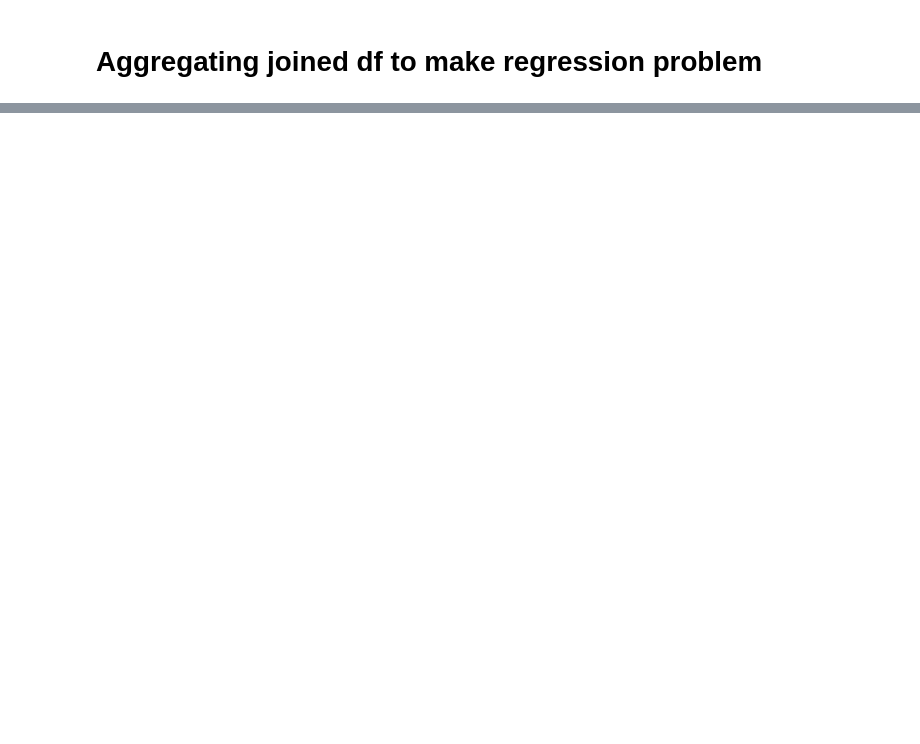
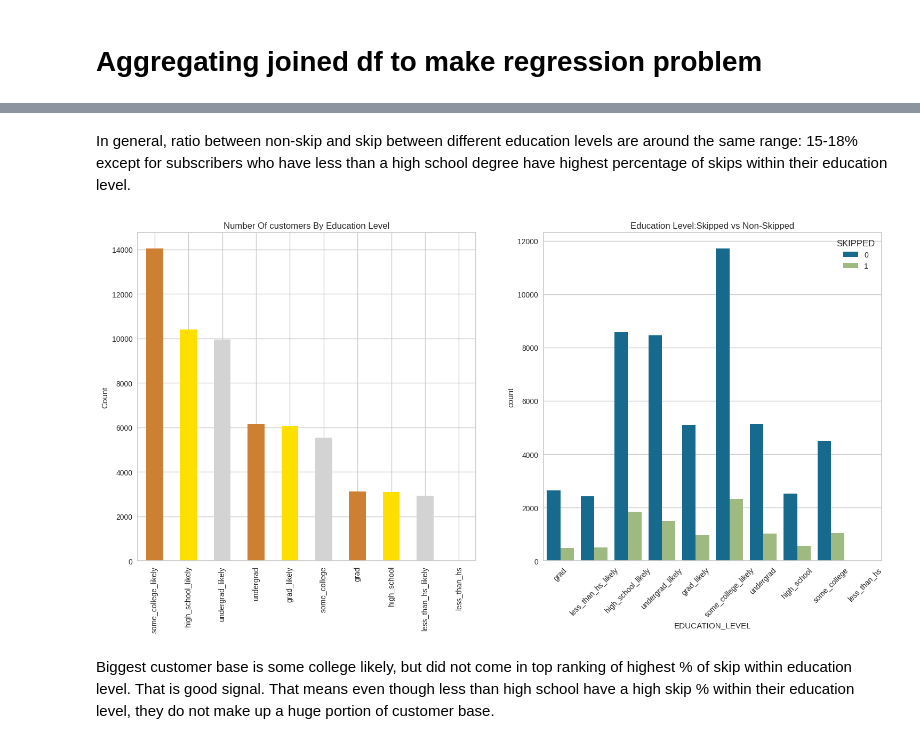
Before and after one commit to mindyng/Take-Homes, a Jupyter notebook: tovala-lead-ba-take-home-challenge.ipynb, the cells around one changed output, grey strips where cells are left out. Cells and saved outputs as stored; diff of their text form; code cells hidden in the pictures; blank space fills up the shorter version.

```diff
--- a/tovala-lead-ba-take-home-challenge.ipynb
+++ b/tovala-lead-ba-take-home-challenge.ipynb
@@ -751,0 +902,15 @@ test
+# %% [markdown]
+In general, ratio between non-skip and skip between different education levels are around the same range: 15-18% except for subscribers who have less than a high school degree have highest percentage of skips within their education level.
+# %%
+f,ax=plt.subplots(1,2,figsize=(18,8))
+cts_agg['EDUCATION_LEVEL'].value_counts().plot.bar(color=['#CD7F32','#FFDF00','#D3D3D3'],ax=ax[0])
+ax[0].set_title('Number Of customers By Education Level')
+ax[0].set_ylabel('Count')
+sns.countplot(data=cts_agg, x="EDUCATION_LEVEL", hue="SKIPPED",ax=ax[1])
+ax[1].set_title('Education Level:Skipped vs Non-Skipped')
+plt.xticks(rotation=45)
+plt.show()
+# %% [output]
+[figure, added]
+# %% [markdown]
+Biggest customer base is some college likely, but did not come in top ranking of highest % of skip within education level. That is good signal. That means even though less than high school have a high skip % within their education level, they do not make up a huge portion of customer base.
```
Also changed, not shown: parts of 33 cells of this notebook.
